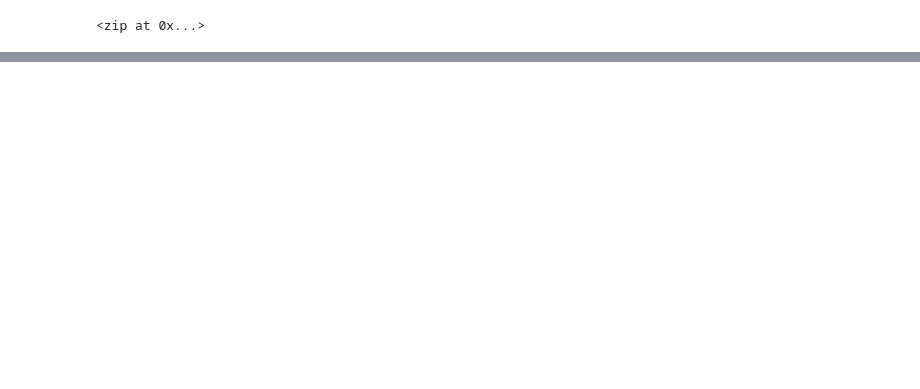
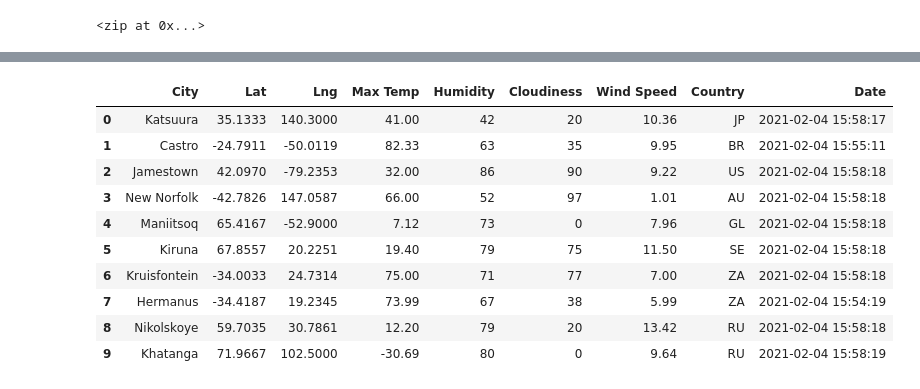
Before and after one commit to CaroShaf/World_Weather_Analysis, a Jupyter notebook: WeatherPy.ipynb, the cells around one changed output, grey strips where cells are left out. Saved outputs shown, nothing was run; the diff lists cells and outputs as text; code cells hidden in the pictures; blank space fills up the shorter version.

```diff
--- a/WeatherPy.ipynb
+++ b/WeatherPy.ipynb
@@ -33,0 +128,15 @@ len(cities)
+# %%
+city_data_df = pd.DataFrame(city_data)
+city_data_df.head(10)
+# %% [output]
+|  | City | Lat | Lng | Max Temp | Humidity | Cloudiness | Wind Speed | Country | Date |
+| 0 | Katsuura | 35.1333 | 140.3000 | 41.00 | 42 | 20 | 10.36 | JP | 2021-02-04 15:58:17 |
+| 1 | Castro | -24.7911 | -50.0119 | 82.33 | 63 | 35 | 9.95 | BR | 2021-02-04 15:55:11 |
+| 2 | Jamestown | 42.0970 | -79.2353 | 32.00 | 86 | 90 | 9.22 | US | 2021-02-04 15:58:18 |
+| 3 | New Norfolk | -42.7826 | 147.0587 | 66.00 | 52 | 97 | 1.01 | AU | 2021-02-04 15:58:18 |
+| 4 | Maniitsoq | 65.4167 | -52.9000 | 7.12 | 73 | 0 | 7.96 | GL | 2021-02-04 15:58:18 |
+| 5 | Kiruna | 67.8557 | 20.2251 | 19.40 | 79 | 75 | 11.50 | SE | 2021-02-04 15:58:18 |
+| 6 | Kruisfontein | -34.0033 | 24.7314 | 75.00 | 71 | 77 | 7.00 | ZA | 2021-02-04 15:58:18 |
+| 7 | Hermanus | -34.4187 | 19.2345 | 73.99 | 67 | 38 | 5.99 | ZA | 2021-02-04 15:54:19 |
+| 8 | Nikolskoye | 59.7035 | 30.7861 | 12.20 | 79 | 20 | 13.42 | RU | 2021-02-04 15:58:18 |
+| 9 | Khatanga | 71.9667 | 102.5000 | -30.69 | 80 | 0 | 9.64 | RU | 2021-02-04 15:58:19 |
```
Also changed, not shown: parts of 6 cells of this notebook, 3 other files.
